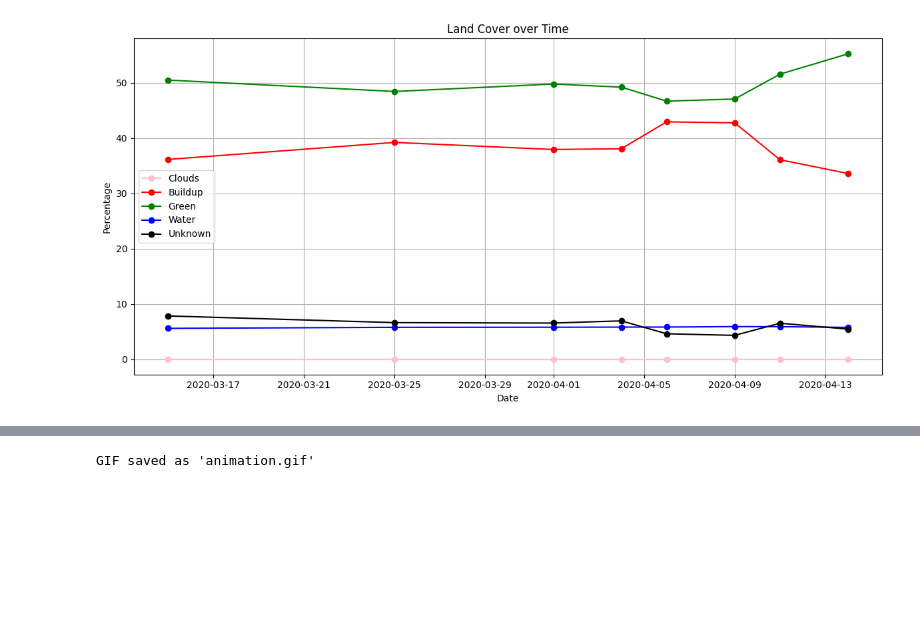
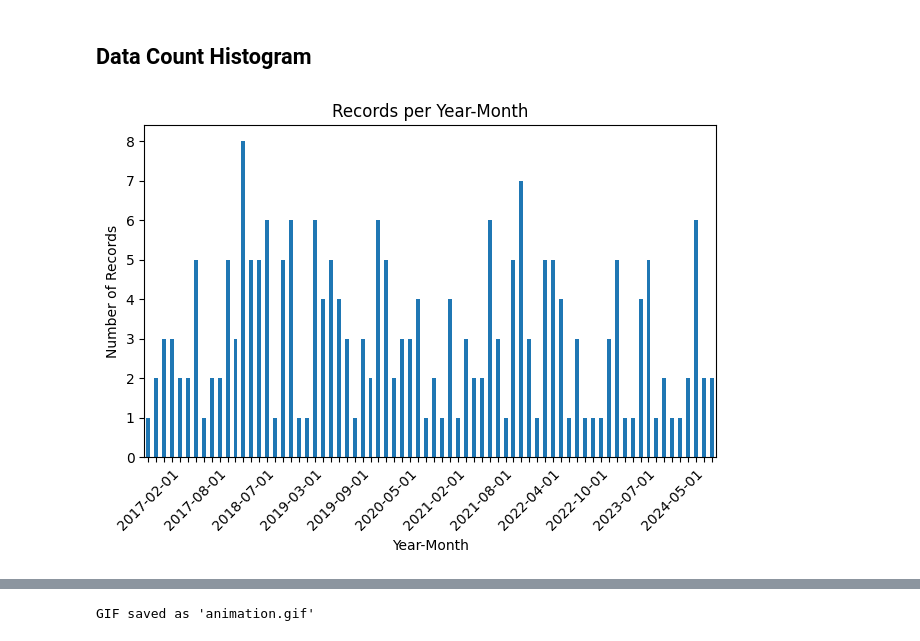
Before and after one commit to BDP25/DeepGreen, a Jupyter notebook: time_evolution.ipynb, the cells around one changed output, grey strips where cells are left out. Cells and saved outputs as stored; diff of their text form; code cells hidden in the pictures; blank space fills up the shorter version.

```diff
--- a/time_evolution.ipynb
+++ b/time_evolution.ipynb
@@ -25,17 +26,20 @@ df
-# %%
-plt.figure(figsize=(12, 6))
-plt.plot(df.index, df["cloud_coverage_calculated"], label="Clouds", color="pink", marker="o")
-plt.plot(df.index, df["buildup_pct"], label="Buildup", color="red", marker="o")
-plt.plot(df.index, df["green_pct"], label="Green", color="green", marker="o")
-plt.plot(df.index, df["water_pct"], label="Water", color="blue", marker="o")
-plt.plot(df.index, df["empty_pct"], label="Unknown", color="black", marker="o")
-
-plt.xlabel("Date")
-plt.ylabel("Percentage")
-plt.title("Land Cover over Time")
-plt.legend()
-plt.grid(True)
-plt.tight_layout()
-plt.show()
-# %% [output]
-[figure, removed]
+# %% [markdown]
+## Data Count Histogram
+# %%
+# Count records per year-month
+counts = df.index.value_counts().sort_index()
+
+# Plot
+ax = counts.plot(kind="bar")
+plt.xlabel("Year-Month")
+plt.ylabel("Number of Records")
+plt.title("Records per Year-Month")
+
+# Show only every 6th label
+labels = [str(label)[:10] if i % 6 == 0 else "" for i, label in enumerate(counts.index)]
+ax.set_xticklabels(labels, rotation=45)
+
+plt.tight_layout()
+plt.show()
+# %% [output]
+[figure, added]
```
Also changed, not shown: parts of 8 cells of this notebook.
